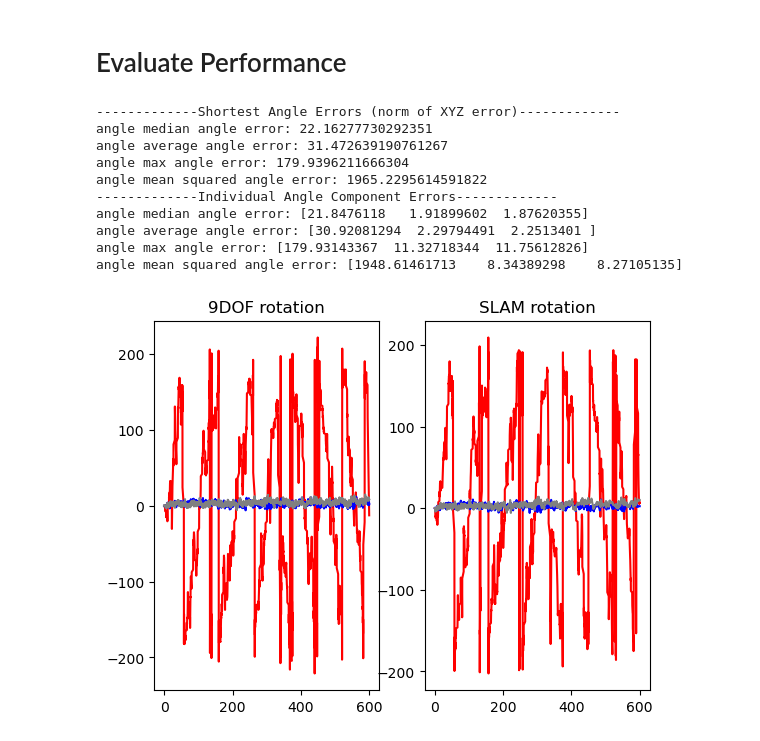
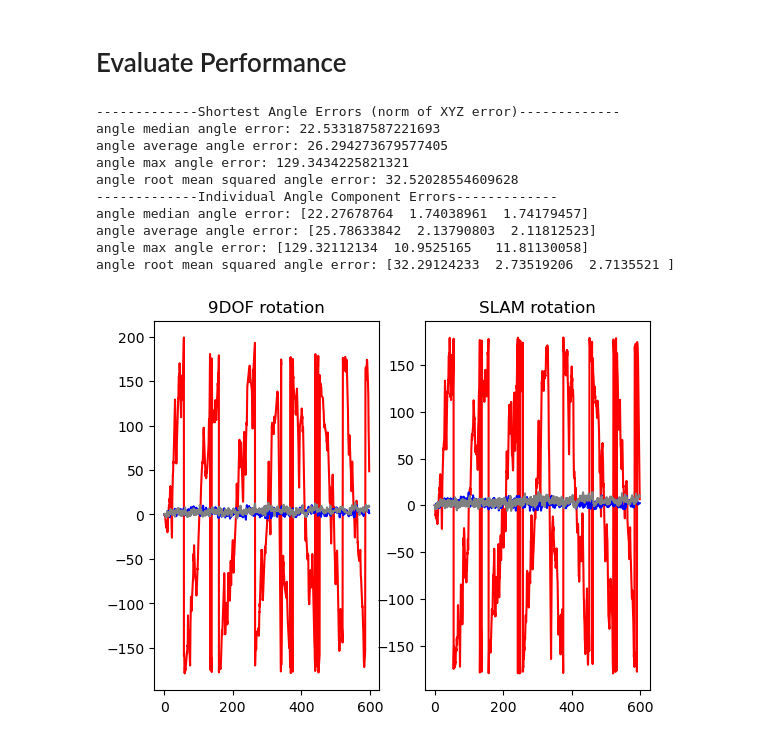
Before and after one commit to YusufHosny/Helixon, a Jupyter notebook: algo-tests/eval_rotations.ipynb, the cells around one changed output. Saved outputs shown, nothing was run; the diff lists cells and outputs as text; code cells hidden in the pictures.

```diff
--- a/algo-tests/eval_rotations.ipynb
+++ b/algo-tests/eval_rotations.ipynb
@@ -14,6 +14,9 @@ def quaternion_multiply(q1, q2):
     y = w1 * y2 - x1 * z2 + y1 * w2 + z1 * x2
     z = w1 * z2 + x1 * y2 - y1 * x2 + z1 * w2
     return np.array([w, x, y, z])
+# %%
+def angular_distance(b, a):
+    return np.where(np.abs(b-a) < 180, b-a, np.where((b-a) > 0, 360 - (b-a), 360 + (b-a)))
 # %% [markdown]
 # Load data
 # %%
@@ -93,18 +66,0 @@ Standard Deviation along Z axis: 6.8602653393967366
-# %%
-from scipy.signal import sosfiltfilt, butter
-
-fs =  len(raw_timestamp) / (raw_timestamp[-1]*1e-6)
-print(fs)
-fn = 1 # Hz
-Wn = 2*fn/fs
-sos = butter(70, Wn, btype='low', output='sos')
-
-rots[:, X] = sosfiltfilt(sos, rots[:, X])
-rpy[:, X] = sosfiltfilt(sos, rpy[:, X])
-
-fig = plt.figure()
-ax = plt.axes()
-
-ax.plot(raw_timestamp*1e-6, rpy[:, X], color='red')
-ax.plot(raw_timestamp*1e-6, rots[:, X], color='green')
-plt.show()
@@ -117,61 +88,61 @@ plt.show()
 # Evaluate
 print('-------------Shortest Angle Errors (norm of XYZ error)-------------')
 # median angle error
-ade = np.median(np.linalg.norm(abs(rots - rpy)%180, axis=1))
+ade = np.median(np.linalg.norm(np.abs(angular_distance(rpy, rots)), axis=1))
 print(f'angle median angle error: {ade}')
 
 # average angle error
-ade = np.mean(np.linalg.norm(abs(rots - rpy)%180, axis=1))
+ade = np.mean(np.linalg.norm(np.abs(angular_distance(rpy, rots)), axis=1))
 print(f'angle average angle error: {ade}')
 
 # max angle error
-mde = np.linalg.norm(abs(rots - rpy)%180, axis=1).max()
+mde = np.linalg.norm(np.abs(angular_distance(rpy, rots)), axis=1).max()
 print(f'angle max angle error: {mde}')
 
-# mean squared error over angles
-msde = np.mean(np.linalg.norm(abs(rots - rpy)%180, axis=1)**2)
-print(f'angle mean squared angle error: {msde}')
+# root mean squared error over angles
+msde = np.sqrt(np.mean(np.linalg.norm(np.abs(angular_distance(rpy, rots)), axis=1)**2))
+print(f'angle root mean squared angle error: {msde}')
 
 print('-------------Individual Angle Component Errors-------------')
 # median angle error
-ade = np.median(np.abs(rots - rpy)%180, axis=0)
+ade = np.median(np.abs(angular_distance(rpy, rots)), axis=0)
 print(f'angle median angle error: {ade}')
 
 # average angle error
-ade = np.mean(np.abs(rots - rpy)%180, axis=0)
+ade = np.mean(np.abs(angular_distance(rpy, rots)), axis=0)
 print(f'angle average angle error: {ade}')
 
 # max angle error
-mde = (np.abs(rots - rpy)%180).max(axis=0)
+mde = (np.abs(angular_distance(rpy, rots))).max(axis=0)
 print(f'angle max angle error: {mde}')
 
-# mean squared error over angles
-msde = np.mean((np.abs(rots - rpy)%180)**2, axis=0)
-print(f'angle mean squared angle error: {msde}')
+# root mean squared error over angles
+msde = np.sqrt(np.mean((np.abs(angular_distance(rpy, rots)))**2, axis=0))
+print(f'angle root mean squared angle error: {msde}')
 # %% [output]
 -------------Shortest Angle Errors (norm of XYZ error)-------------
-angle median angle error: 22.16277730292351
-angle average angle error: 31.472639190761267
-angle max angle error: 179.9396211666304
-angle mean squared angle error: 1965.2295614591822
+angle median angle error: 22.533187587221693
+angle average angle error: 26.294273679577405
+angle max angle error: 129.3434225821321
+angle root mean squared angle error: 32.52028554609628
 -------------Individual Angle Component Errors-------------
-angle median angle error: [21.8476118   1.91899602  1.87620355]
-angle average angle error: [30.92081294  2.29794491  2.2513401 ]
-angle max angle error: [179.93143367  11.32718344  11.75612826]
-angle mean squared angle error: [1948.61461713    8.34389298    8.27105135]
+angle median angle error: [22.27678764  1.74038961  1.74179457]
+angle average angle error: [25.78633842  2.13790803  2.11812523]
+angle max angle error: [129.32112134  10.9525165   11.81130058]
+angle root mean squared angle error: [32.29124233  2.73519206  2.7135521 ]
 # %%
 
 # plot positions as functions of time
 fig, (ax1, ax2) = plt.subplots(1, 2)
 ax1.set_title('9DOF rotation')
-ax1.plot(raw_timestamp*1e-6, rpy[:, X], color='red')
-ax1.plot(raw_timestamp*1e-6, rpy[:, Y], color='blue')
-ax1.plot(raw_timestamp*1e-6, rpy[:, Z], color='gray')
+ax1.plot(gt_timestamp, rpy[:, X], color='red')
+ax1.plot(gt_timestamp, rpy[:, Y], color='blue')
+ax1.plot(gt_timestamp, rpy[:, Z], color='gray')
 
 ax2.set_title('SLAM rotation')
-ax2.plot(raw_timestamp*1e-6, rots[:, X], color='red')
-ax2.plot(raw_timestamp*1e-6, rots[:, Y], color='blue')
-ax2.plot(raw_timestamp*1e-6, rots[:, Z], color='gray')
+ax2.plot(gt_timestamp, rots[:, X], color='red')
+ax2.plot(gt_timestamp, rots[:, Y], color='blue')
+ax2.plot(gt_timestamp, rots[:, Z], color='gray')
 plt.show()
 # %% [output]
-[figure, old version]
+[figure, new version]
```
Also changed, not shown: parts of 7 cells of this notebook, 3 other files.
